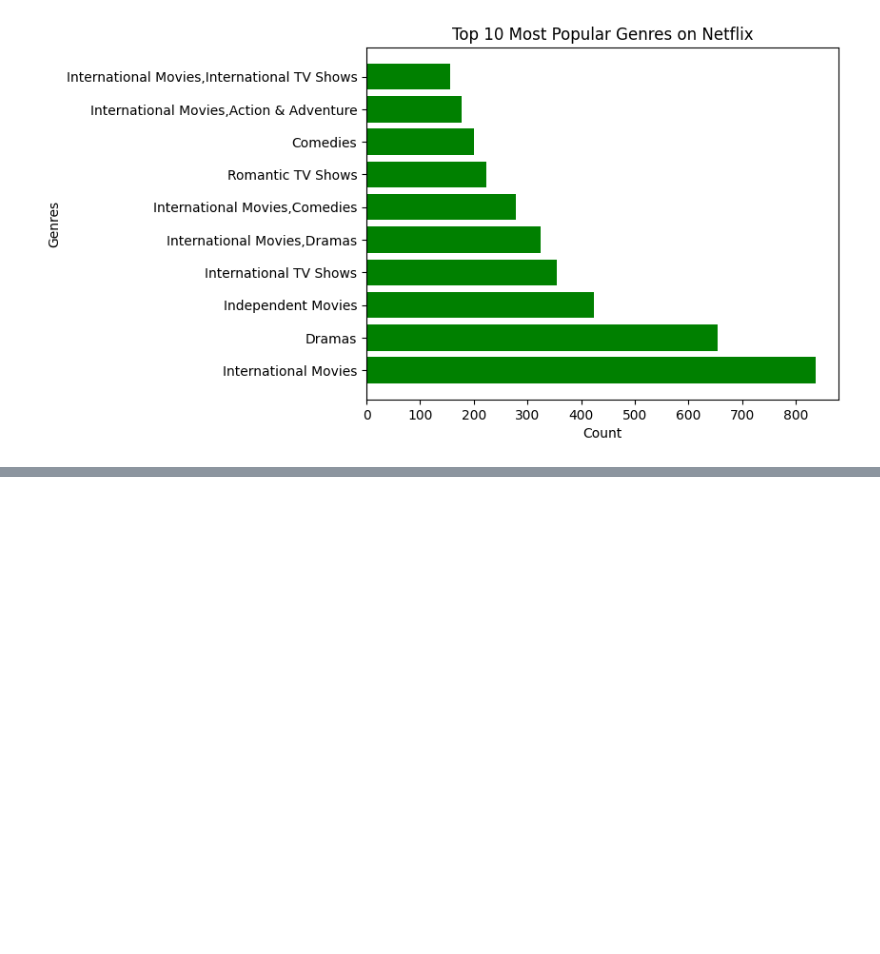
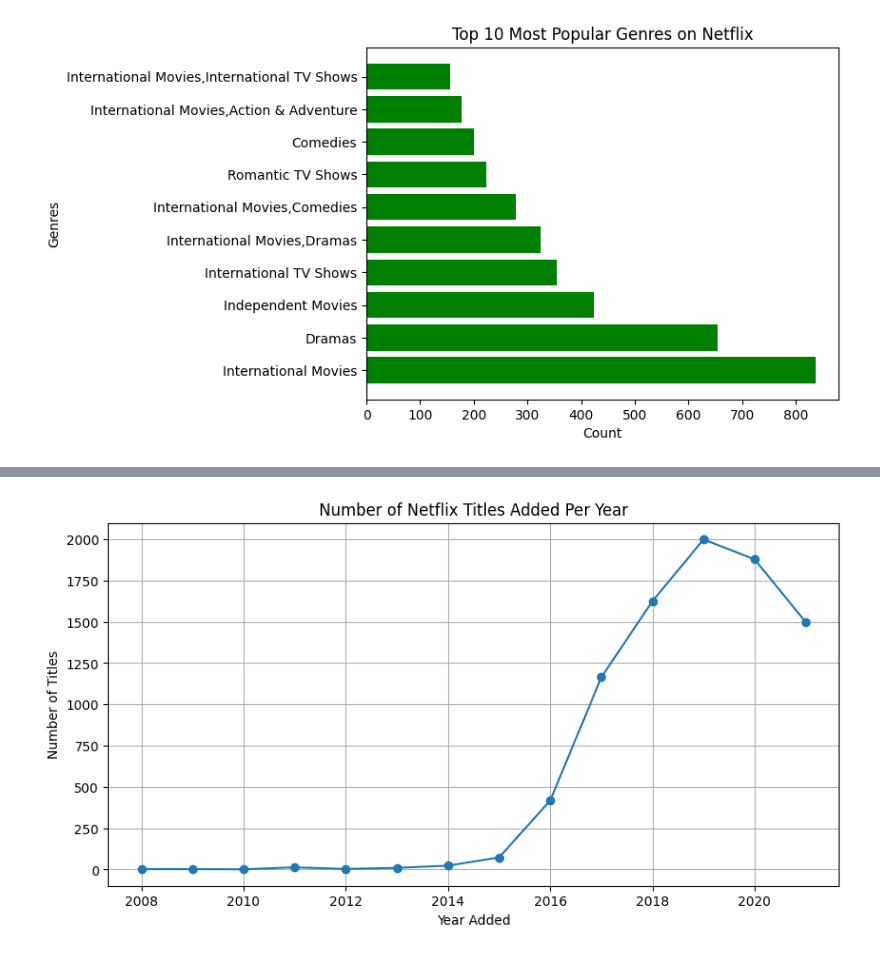
Before and after one commit to Shashankhuilgol/netflix-data-analysis, a Jupyter notebook: netflix_analysis.ipynb, the cells around one changed output, grey strips where cells are left out. Saved outputs shown, nothing was run; the diff lists cells and outputs as text; code cells hidden in the pictures; blank space fills up the shorter version.

```diff
--- a/netflix_analysis.ipynb
+++ b/netflix_analysis.ipynb
@@ -126,0 +190,35 @@ df.to_csv("cleaned_netflix_data.csv", index=False)
+# %%
+import pandas as pd
+import matplotlib.pyplot as plt
+
+# Load dataset
+df = pd.read_csv("netflix_titles.csv")
+
+# Handle missing values in 'date_added' before conversion
+df['date_added'] = pd.to_datetime(df['date_added'], errors='coerce')  # 'coerce' will replace errors with NaT
+
+# Extract year safely
+df['year_added'] = df['date_added'].dt.year
+
+# Drop rows where 'year_added' is NaN
+df = df.dropna(subset=['year_added'])
+df['year_added'] = df['year_added'].astype(int)  # Convert to integer
+
+# Count movies and TV shows per year
+yearly_counts = df['year_added'].value_counts().sort_index()
+
+# Plot
+plt.figure(figsize=(10, 5))
+plt.plot(yearly_counts.index, yearly_counts.values, marker='o', linestyle='-')
+plt.xlabel("Year Added")
+plt.ylabel("Number of Titles")
+plt.title("Number of Netflix Titles Added Per Year")
+plt.grid(True)
+
+# Save the graph
+plt.savefig("images/netflix_trends.png")
+
+# Show the graph
+plt.show()
+# %% [output]
+[figure, added]
```
Also changed, not shown: parts of 3 cells of this notebook, 13 other files.
